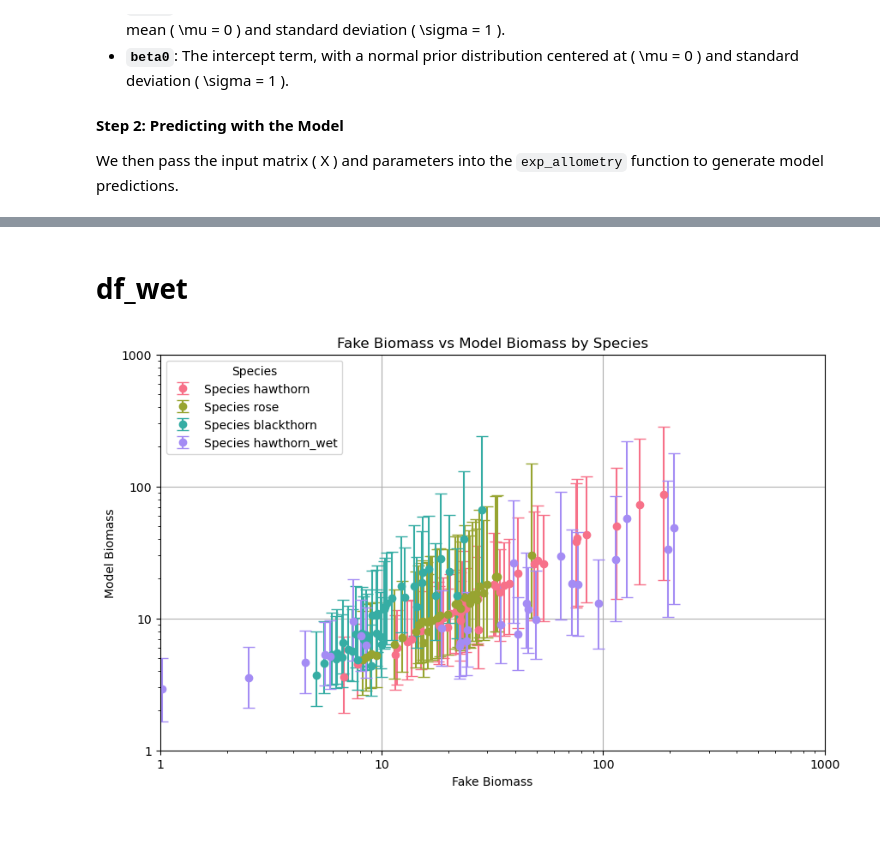
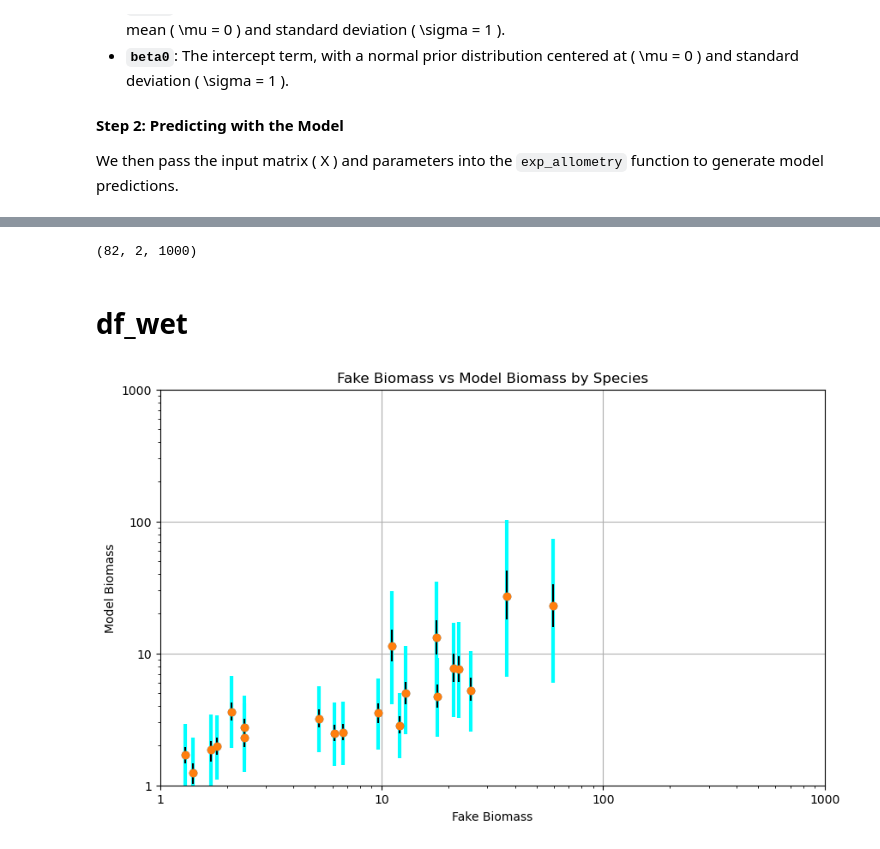
Before and after one commit to douglask3/BRAMBLE, a Jupyter notebook: development_notebook.ipynb, the cells around one changed output, grey strips where cells are left out. Saved outputs shown, nothing was run; the diff lists cells and outputs as text; code cells hidden in the pictures.

```diff
--- a/development_notebook.ipynb
+++ b/development_notebook.ipynb
@@ -104,5 +104,6 @@ This step loads the dataset in `file`. The example file contains upto three meas
 # %%
 file = 'data/SH_allometry_2023.csv'
 file_wet = 'data/SH_allometry_wet.csv'
+file = 'data/shrewberry_hill.csv'
 # %%
 df = pd.read_csv(file)
@@ -324,5 +295,0 @@ array([0, 0, 1, 1, 2, 0, 2, 0, 0, 1, 0, 1, 1, 1, 0, 2, 0, 2, 2, 2, 0, 1,
-# %%
-X = np.append(X, df_wet[['h_mean', 'd_mean']].values/100.0, axis = 0)
-unique_species = np.append(unique_species, 'hawthorn_wet')
-species_idx = np.append(species_idx, np.zeros(df_wet.shape[0]) + 3)
-Y = np.append(df[['Y_fake']].values, df_wet['kg wet weight total'].values)
@@ -332,5 +303,4 @@ nvars = X.shape[1]
 # %%
-
 
 # In the PyMC model
 with pm.Model() as max_ent_model:
@@ -351,7 +321,7 @@ with pm.Model() as max_ent_model:
     allometry_model = BRAMBLE(params, inference = True)
 
     # Compute predictions using the multi-species method
-    prediction = allometry_model.predict_multi_species(X, species_idx)
+    prediction = allometry_model.predict_multi_species(Xt, 0)
     penalty = pm.Potential('penalty', -0.1 * pm.math.sum(pm.math.switch(prediction > biomass_threshold,
                                                                         prediction - biomass_threshold,
                                                                         0)))
@@ -379,13 +347,2 @@ The effective sample size per chain is smaller than 100 for some parameters.  A
 # %%
 params_opt = {'betas':trace.posterior['betas'].values, 'beta0': trace.posterior['beta0'].values}
-# %%
-df_out = df[['species', 'h_mean', 'd_mean', 'Y_fake']]
-#df_out = pd.append(df_out, n
-new_data = np.array([np.repeat(unique_species[-1], df_wet.shape[0]), df_wet['h_mean'].values, df_wet['d_mean'].values,
-                     df_wet['kg wet weight total'].values])
-print(new_data.shape)
-new_df = pd.DataFrame(np.transpose(new_data), columns=df_out.columns)
-df_out = pd.concat([df_out, new_df], ignore_index=True)
-#dir(df_out)
-for i in range(1, df_out.shape[1]): df_out.iloc[:, i] = pd.to_numeric(df_out.iloc[:, i], errors='coerce')
-df_out['Y_fake']
@@ -450,53 +382,61 @@ df_out['simulation_std'] = simulation_stds
+# %%
+simulation_results.shape
+# %% [output]
+(82, 2, 1000)
 # %% [markdown]
 # df_wet
 # %%
 import matplotlib.pyplot as plt
 import seaborn as sns
 
 # Create a color palette based on the number of unique species
-species_unique = df_out['species'].unique()
-species_colors = sns.color_palette("husl", len(species_unique))  # 'husl' provides distinct colors
 
 plt.figure(figsize=(10, 6))
 
-# Loop over unique species to plot each with a different color
-for i, species in enumerate(species_unique):
-    species_data = df_out[df_out['species'] == species]
-    plt.errorbar(
-        species_data['Y_fake'],
-        species_data['simulation_50'],
-        yerr=[species_data['simulation_50'] - species_data['simulation_10'],
-              species_data['simulation_90'] - species_data['simulation_50']],
+
+plt.errorbar(
+        df['Carbon (kg)'],
+        df['simulation_50'],
+        yerr=[df['simulation_50'] - df['simulation_05'],
+              df['simulation_95'] - df['simulation_50']],
         fmt='o',
-        ecolor=species_colors[i],
-        capsize=5,
-        label=f'Species {species}',
-        color=species_colors[i]
+    elinewidth=3,       # thinner error bar lines
+    ecolor='cyan'
     )
+plt.errorbar(
+        df['Carbon (kg)'],
+        df['simulation_50'],
+        yerr=[df['simulation_50'] - df['simulation_25'],
+              df['simulation_75'] - df['simulation_50']],
+        fmt='o',
+
+    elinewidth=1.5,       # thinner error bar lines
+    ecolor='black',       # darker (black) error bars
+)
 
 # Set logarithmic scale for both axes
 plt.yscale('log')
 plt.xscale('log')
 
 # Set equal limits for both axes (you can change these values based on your data)
-max_limit = max(df_out['Y_fake'].max(), df_out['simulation_90'].max())  # Get maximum value
+max_limit = max(df_out['Carbon (kg)'].max(), df['simulation_95'].max())  # Get maximum value
 plt.xlim(1, max_limit)  # Set x-axis limits
 plt.ylim(1, max_limit)  # Set y-axis limits
 
 # Set more ticks and customize them if needed
 plt.xticks(ticks=[1, 10, 100, 1000], labels=['1', '10', '100', '1000'])  # Adjust tick locations and labels
 plt.yticks(ticks=[1, 10, 100, 1000], labels=['1', '10', '100', '1000'])  # Adjust tick locations and labels
 
 # Labels and title
 plt.xlabel('Fake Biomass')
 plt.ylabel('Model Biomass')
 plt.title('Fake Biomass vs Model Biomass by Species')
-plt.legend(title='Species')
+#plt.legend(title='Species')
 
 plt.grid(True)  # Optionally add a grid for better readability
 plt.show()
 # %% [output]
-[figure, old version]
+[figure, new version]
 # %%
 import matplotlib.pyplot as plt
 import seaborn as sns
```
Also changed, not shown: parts of 17 cells of this notebook.
